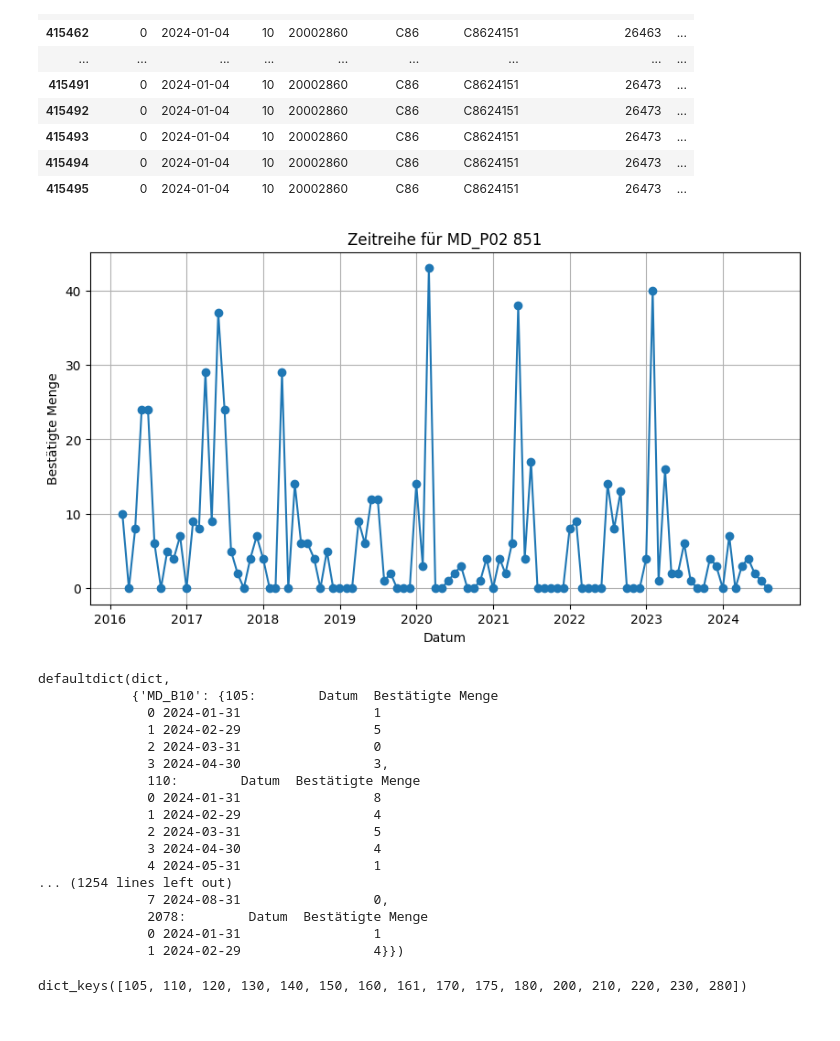
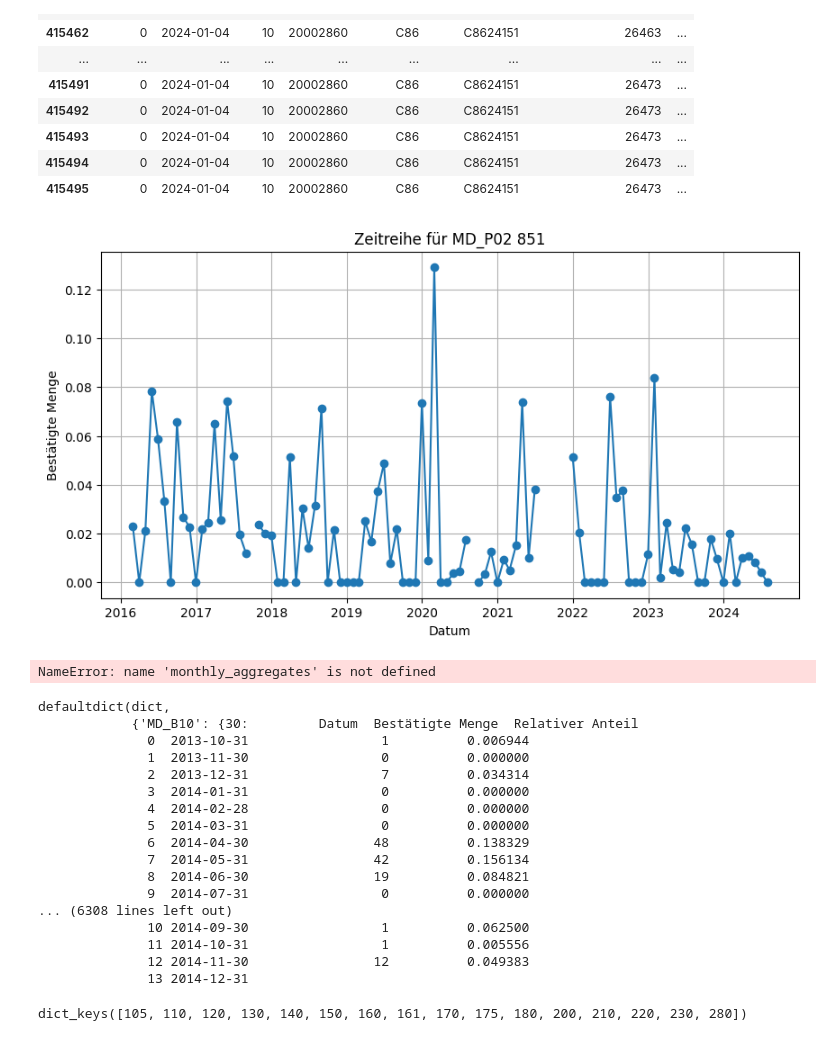
Before and after one commit to realreul/ML-with-CLAAS, a Jupyter notebook: TakeRates.ipynb, the cells around one changed output. Cells and saved outputs as stored; diff of their text form; code cells hidden in the pictures.

Commit message:
New data

```diff
--- a/TakeRates.ipynb
+++ b/TakeRates.ipynb
@@ -625,5 +696,7 @@ Name: Merkmalname, Length: 95, dtype: object
 merkmale = ['MD_P02', 'MD_N02', 'MD_N08', 'MD_N05', 'MD_B10', 'MD_G02']
 
 filtered_df = df[df['Merkmalname'].isin(merkmale)]
-filtered_df
+filtered_df = filtered_df.drop([ 'Werk', 'Version', 'Merkmalskombination'], axis=1)
+
+filtered_df.reset_index(drop=True)
 # %% [output]
@@ -893,47 +961,84 @@ df_2024_s
 # %%
 import matplotlib.pyplot as plt
 
 
 def plot_time_series(data_dict, merkmalname, merkmalwert):
     # Zugriff auf den DataFrame unter dem gegebenen Merkmalnamen und Merkmalwert
     df = data_dict.get(merkmalname, {}).get(merkmalwert)
 
     if df is not None:
         # Erstelle einen Plot
         plt.figure(figsize=(10, 5))
-        plt.plot(pd.to_datetime(df['Datum']), df['Bestätigte Menge'], marker='o', linestyle='-')
+        plt.plot(pd.to_datetime(df['Datum']), df['Relativer Anteil'], marker='o', linestyle='-')
         plt.title(f'Zeitreihe für {merkmalname} {merkmalwert}')
         plt.xlabel('Datum')
         plt.ylabel('Bestätigte Menge')
         plt.grid(True)
         plt.show()
     else:
         print(f"Keine Daten gefunden für {merkmalname} mit Merkmalwert {merkmalwert}")
 
 # Zum Plotten für MD_N08 mit Merkmalwert '840'
 plot_time_series(monthly_aggregates, 'MD_P02', 851)
 # %% [output]
-[figure, old version]
+[figure, new version]
+# %%
+import matplotlib.pyplot as plt
+
+def plot_time_series(data_dict, merkmalname, merkmalwert):
+    # Zugriff auf den DataFrame unter dem gegebenen Merkmalnamen und Merkmalwert
+    df = data_dict.get(merkmalname, {}).get(merkmalwert)
+
+    if df is not None:
+        # Erstelle einen Plot mit zwei Y-Achsen
+        fig, ax1 = plt.subplots(figsize=(10, 5))
+
+        # Bestätigte Menge auf der linken Y-Achse
+        color = 'tab:blue'
+        ax1.set_xlabel('Datum')
+        ax1.set_ylabel('Bestätigte Menge', color=color)
+        ax1.plot(pd.to_datetime(df['Datum']), df['Bestätigte Menge'], color=color, marker='o', linestyle='-')
+        ax1.tick_params(axis='y', labelcolor=color)
+
+        # Relativer Anteil auf der rechten Y-Achse
+        ax2 = ax1.twinx()
+        color = 'tab:orange'
+        ax2.set_ylabel('Relativer Anteil', color=color)
+        ax2.plot(pd.to_datetime(df['Datum']), df['Relativer Anteil'], color=color, marker='x', linestyle='--')
+        ax2.tick_params(axis='y', labelcolor=color)
+
+        # Titel und weitere Anpassungen
+        plt.title(f'Time series for {merkmalname} 0628_TA EFA XL TERRA TRAC')
+        plt.grid(True)
+        fig.tight_layout()  # passt Layout an, um Überlappungen zu verhindern
+        plt.show()
+    else:
+        print(f"Keine Daten gefunden für {merkmalname} mit Merkmalwert {merkmalwert}")
+
+# Beispielaufruf
+plot_time_series(monthly_aggregates, 'MD_N02', 628)
+# %% [output]
+NameError: name 'monthly_aggregates' is not defined
 # %%
 monthly_aggregates
 # %% [output]
 defaultdict(dict,
-            {'MD_B10': {105:        Datum  Bestätigte Menge
-              0 2024-01-31                 1
-              1 2024-02-29                 5
-              2 2024-03-31                 0
-              3 2024-04-30                 3,
-              110:        Datum  Bestätigte Menge
-              0 2024-01-31                 8
-              1 2024-02-29                 4
-              2 2024-03-31                 5
-              3 2024-04-30                 4
-              4 2024-05-31                 1
-... (1254 lines left out)
-              7 2024-08-31                 0,
-              2078:        Datum  Bestätigte Menge
-              0 2024-01-31                 1
-              1 2024-02-29                 4}})
+            {'MD_B10': {30:         Datum  Bestätigte Menge  Relativer Anteil
+              0  2013-10-31                 1          0.006944
+              1  2013-11-30                 0          0.000000
+              2  2013-12-31                 7          0.034314
+              3  2014-01-31                 0          0.000000
+              4  2014-02-28                 0          0.000000
+              5  2014-03-31                 0          0.000000
+              6  2014-04-30                48          0.138329
+              7  2014-05-31                42          0.156134
+              8  2014-06-30                19          0.084821
+              9  2014-07-31                 0          0.000000
+... (6308 lines left out)
+              10 2014-09-30                 1          0.062500
+              11 2014-10-31                 1          0.005556
+              12 2014-11-30                12          0.049383
+              13 2014-12-31
 # %%
 print(monthly_aggregates['MD_B10'].keys())
 # %% [output]
```
Also changed, not shown: parts of 41 cells of this notebook, 5 other files.
